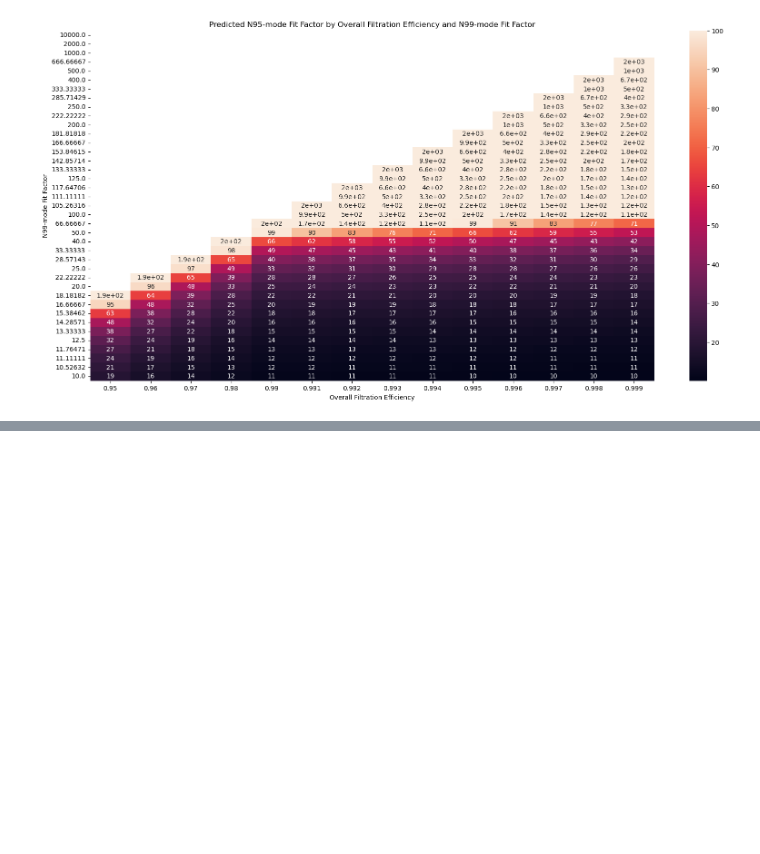
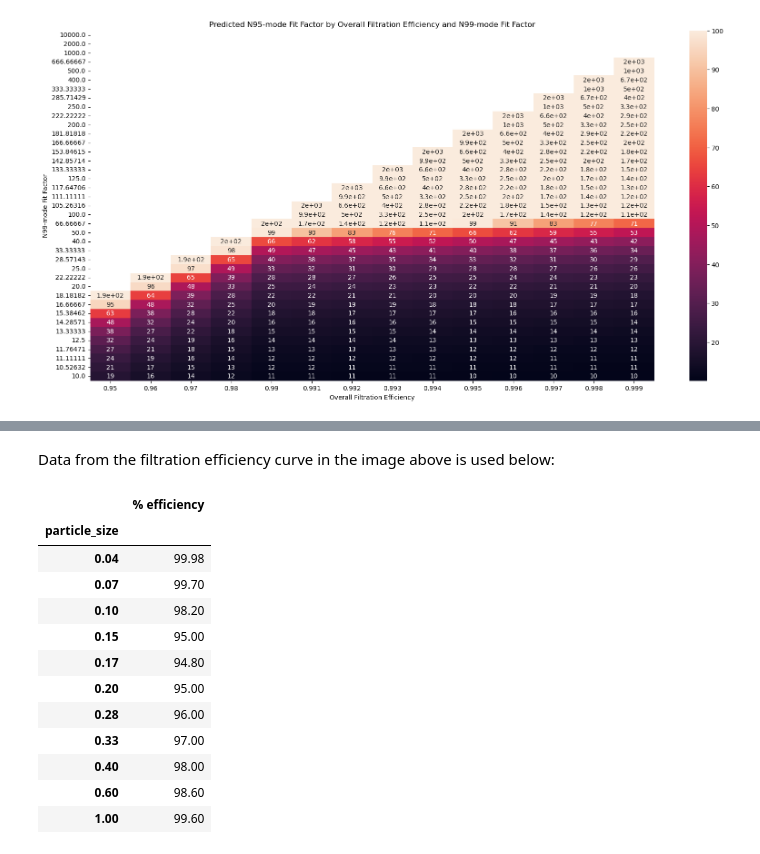
Before and after one commit to Edderic/breathesafe, a Jupyter notebook: python/mask-recommender/notebooks/inferring-n95-mode-fit-factors.ipynb, the cells around one changed output, grey strips where cells are left out. Saved outputs shown, nothing was run; the diff lists cells and outputs as text; code cells hidden in the pictures; blank space fills up the shorter version.

```diff
--- a/python/mask-recommender/notebooks/inferring-n95-mode-fit-factors.ipynb
+++ b/python/mask-recommender/notebooks/inferring-n95-mode-fit-factors.ipynb
@@ -494,0 +452,2 @@ Text(0.5, 1.0, 'Predicted N95-mode Fit Factor by Overall Filtration Efficiency a
+# %% [markdown]
+Data from the filtration efficiency curve in the image above is used below:
@@ -494,0 +459,16 @@ Text(0.5, 1.0, 'Predicted N95-mode Fit Factor by Overall Filtration Efficiency a
+# %%
+example_filtration_eff_distribution_over_particle_size
+# %% [output]
+|  | % efficiency |
+| particle_size |  |
+| 0.04 | 99.98 |
+| 0.07 | 99.70 |
+| 0.10 | 98.20 |
+| 0.15 | 95.00 |
+| 0.17 | 94.80 |
+| 0.20 | 95.00 |
+| 0.28 | 96.00 |
+| 0.33 | 97.00 |
+| 0.40 | 98.00 |
+| 0.60 | 98.60 |
+| 1.00 | 99.60 |
```
Also changed, not shown: parts of 27 cells of this notebook.
